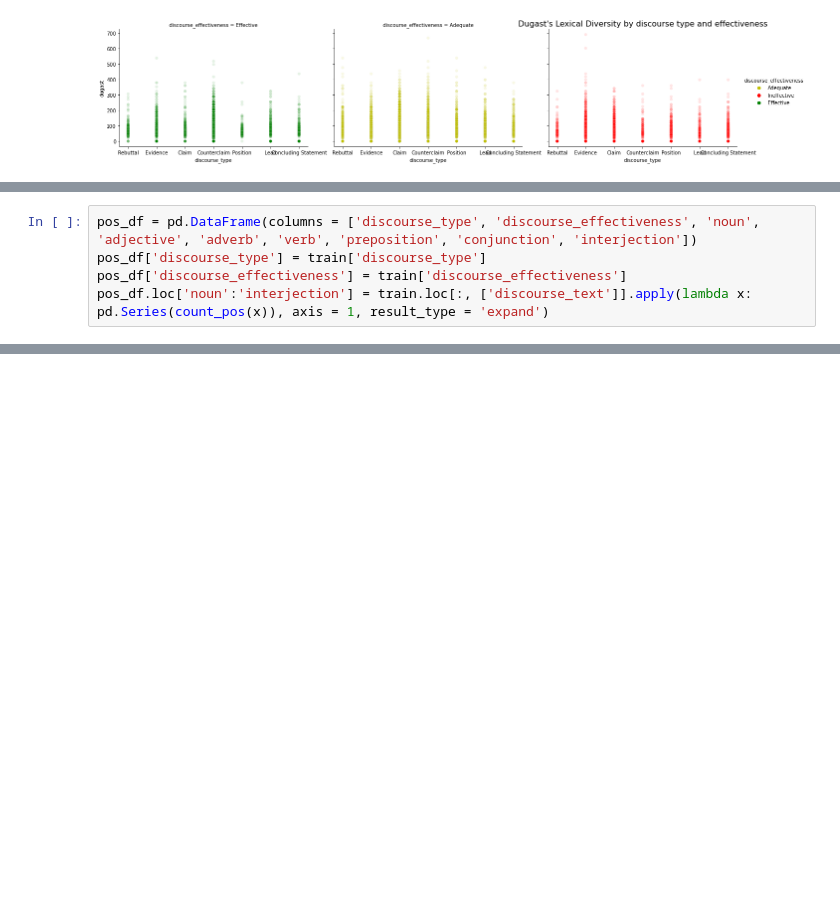
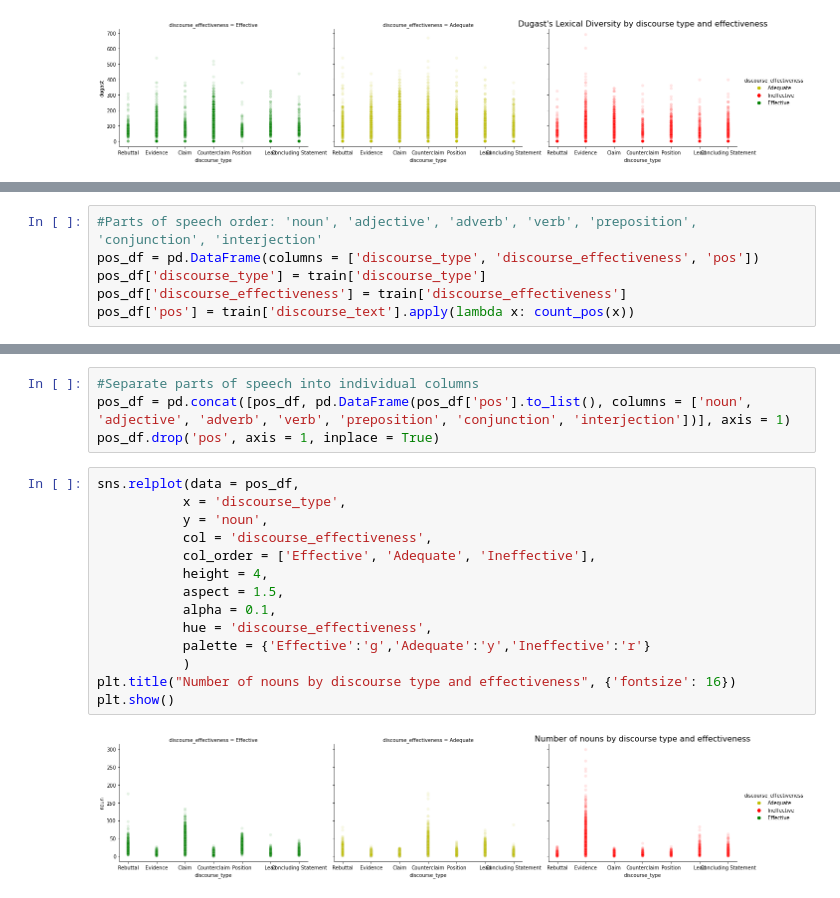
Before and after one commit to niki514/GSU_EffectiveArguments, a Jupyter notebook: DTM_Visualizations.ipynb, the cells around one changed output, grey strips where cells are left out. Saved outputs shown, nothing was run; the diff lists cells and outputs as text; blank space fills up the shorter version.

Commit message:
pos visualizations

```diff
--- a/DTM_Visualizations.ipynb
+++ b/DTM_Visualizations.ipynb
@@ -249,6 +249,7 @@ def count_pos(text):
     return np.array(result.loc[:, 'Count'])
 # %%
-pos_df = pd.DataFrame(columns = ['discourse_type', 'discourse_effectiveness', 'noun', 'adjective', 'adverb', 'verb', 'preposition', 'conjunction', 'interjection'])
+#Parts of speech order: 'noun', 'adjective', 'adverb', 'verb', 'preposition', 'conjunction', 'interjection'
+pos_df = pd.DataFrame(columns = ['discourse_type', 'discourse_effectiveness', 'pos'])
 pos_df['discourse_type'] = train['discourse_type']
 pos_df['discourse_effectiveness'] = train['discourse_effectiveness']
-pos_df.loc['noun':'interjection'] = train.loc[:, ['discourse_text']].apply(lambda x: pd.Series(count_pos(x)), axis = 1, result_type = 'expand')
+pos_df['pos'] = train['discourse_text'].apply(lambda x: count_pos(x))
@@ -289,0 +256,20 @@ pos_df
+# %%
+#Separate parts of speech into individual columns
+pos_df = pd.concat([pos_df, pd.DataFrame(pos_df['pos'].to_list(), columns = ['noun', 'adjective', 'adverb', 'verb', 'preposition', 'conjunction', 'interjection'])], axis = 1)
+pos_df.drop('pos', axis = 1, inplace = True)
+# %%
+sns.relplot(data = pos_df,
+           x = 'discourse_type',
+           y = 'noun',
+           col = 'discourse_effectiveness',
+           col_order = ['Effective', 'Adequate', 'Ineffective'],
+           height = 4,
+           aspect = 1.5,
+           alpha = 0.1,
+           hue = 'discourse_effectiveness',
+           palette = {'Effective':'g','Adequate':'y','Ineffective':'r'}
+           )
+plt.title("Number of nouns by discourse type and effectiveness", {'fontsize': 16})
+plt.show()
+# %% [output]
+[figure, added]
```
Also changed, not shown: parts of 14 cells of this notebook.
